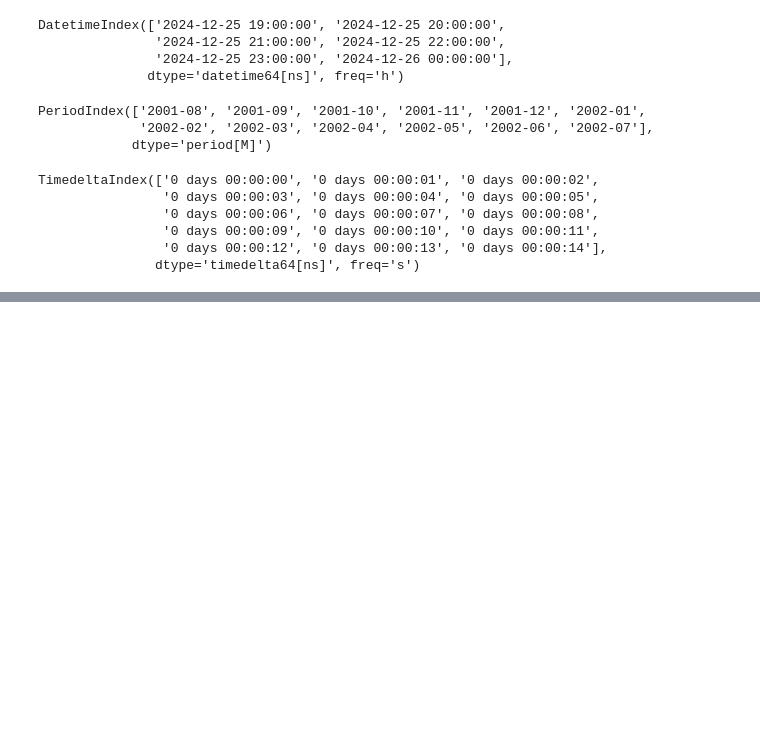
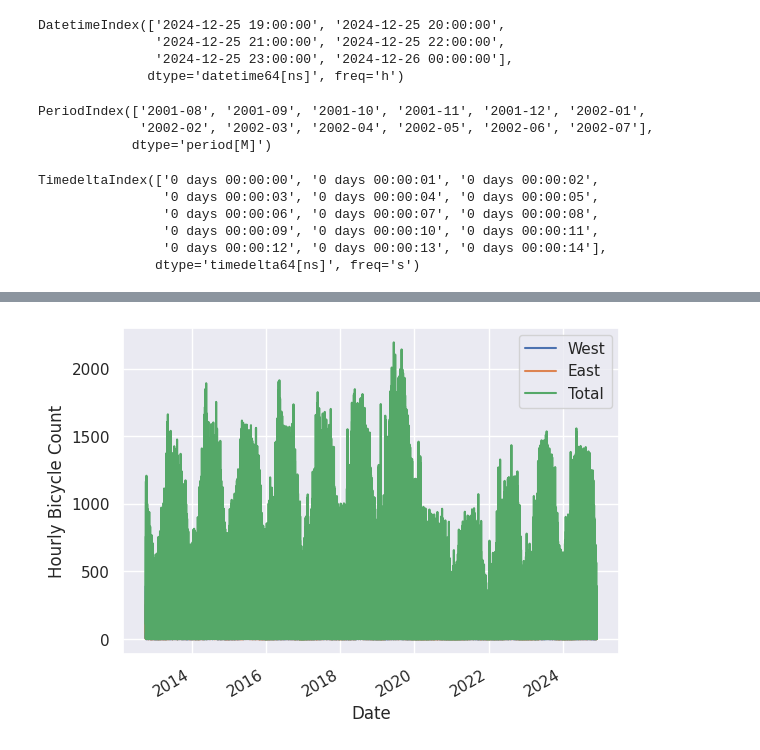
Before and after one commit to ccaban6/Data-Science-Handbook, a Jupyter notebook: 03.11-working-with-time-series.ipynb, the cells around one changed output, grey strips where cells are left out. Drawn from its saved outputs; the diff is of its cells as text; code cells hidden in the pictures; blank space fills up the shorter version.

```diff
--- a/03.11-working-with-time-series.ipynb
+++ b/03.11-working-with-time-series.ipynb
@@ -127,3 +127,6 @@ TimedeltaIndex(['0 days 00:00:00', '0 days 00:00:01', '0 days 00:00:02',
                 '0 days 00:00:09', '0 days 00:00:10', '0 days 00:00:11',
                 '0 days 00:00:12', '0 days 00:00:13', '0 days 00:00:14'],
                dtype='timedelta64[ns]', freq='s')
+# %%
+data = pd.read_csv('FremontBridge.csv', index_col='Date', parse_dates=True)
+data.head()
@@ -129,0 +141,3 @@ TimedeltaIndex(['0 days 00:00:00', '0 days 00:00:01', '0 days 00:00:02',
+# %%
+data.columns = ['South', 'West', 'East']
+data['Total'] = data.eval('South + West + East')
@@ -129,0 +177,7 @@ TimedeltaIndex(['0 days 00:00:00', '0 days 00:00:01', '0 days 00:00:02',
+# %%
+data = data.drop('South', axis=1)
+# %%
+data.plot()
+plt.ylabel("Hourly Bicycle Count");
+# %% [output]
+[figure, added]
```
Also changed, not shown: parts of 11 cells of this notebook, 1 other file.
